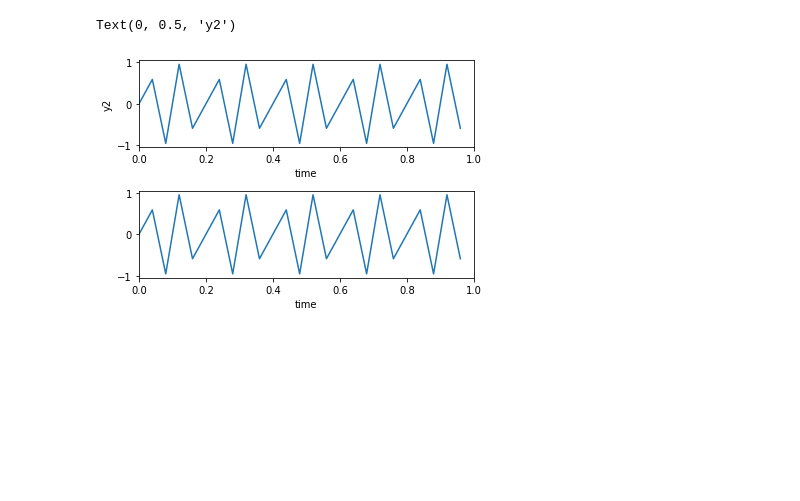
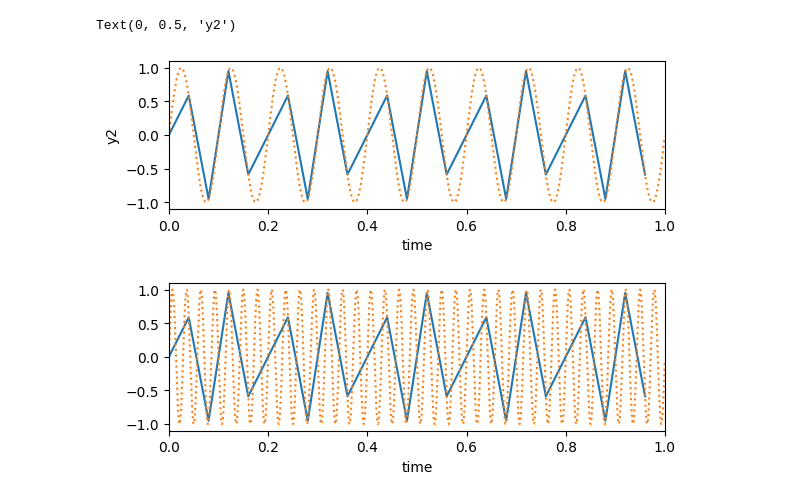
Before and after one commit to AdelaideUniversityMathSciences/MathsForAI, a Jupyter notebook: Code/shannon_interp.ipynb, the cells around one changed output. Drawn from its saved outputs; the diff is of its cells as text; code cells hidden in the pictures; blank space fills up the shorter version.

```diff
--- a/Code/shannon_interp.ipynb
+++ b/Code/shannon_interp.ipynb
@@ -8,30 +8,37 @@ import matplotlib.pyplot as plt
 # %%
 f1 = 10 # Hz
 f2 = 35 # Hz
 fs = 25 # Hz   (later change it to 75)
 t0 = 0
 t1 = 1
 x = torch.arange(t0, t1, 1/fs)  # sample every 20th of a secon (20 Hz) for 10 seconds
 y1 = torch.sin(2*math.pi*f1*x)
 y2 = torch.sin(2*math.pi*f2*x)
 
+xd = torch.arange(t0, t1, 1/(100*fs) )
+yd1 = torch.sin(2*math.pi*f1*xd)
+yd2 = torch.sin(2*math.pi*f2*xd)
+
+
 fig, (ax1, ax2) = plt.subplots(2, 1)
 # make a little extra space between the subplots
 fig.subplots_adjust(hspace=0.5)
 
 
 ax1.plot(x, y1)
+ax1.plot(xd, yd1, ":")
 ax1.set_xlim(t0, t1)
 ax1.set_xlabel('time')
 ax1.set_ylabel('y1')
 
 ax2.plot(x, y2)
+ax2.plot(xd, yd2, ":")
 ax2.set_xlim(t0, t1)
 ax2.set_xlabel('time')
 ax1.set_ylabel('y2')
 # %% [output]
 Text(0, 0.5, 'y2')
-[figure, old version]
+[figure, new version]
 # %%
 z1 = fft.fft(y1)  # rfft knows that the input is real, otherwise use fft
 z2 = fft.fft(y2)
```
Also changed, not shown: parts of 2 cells of this notebook.
